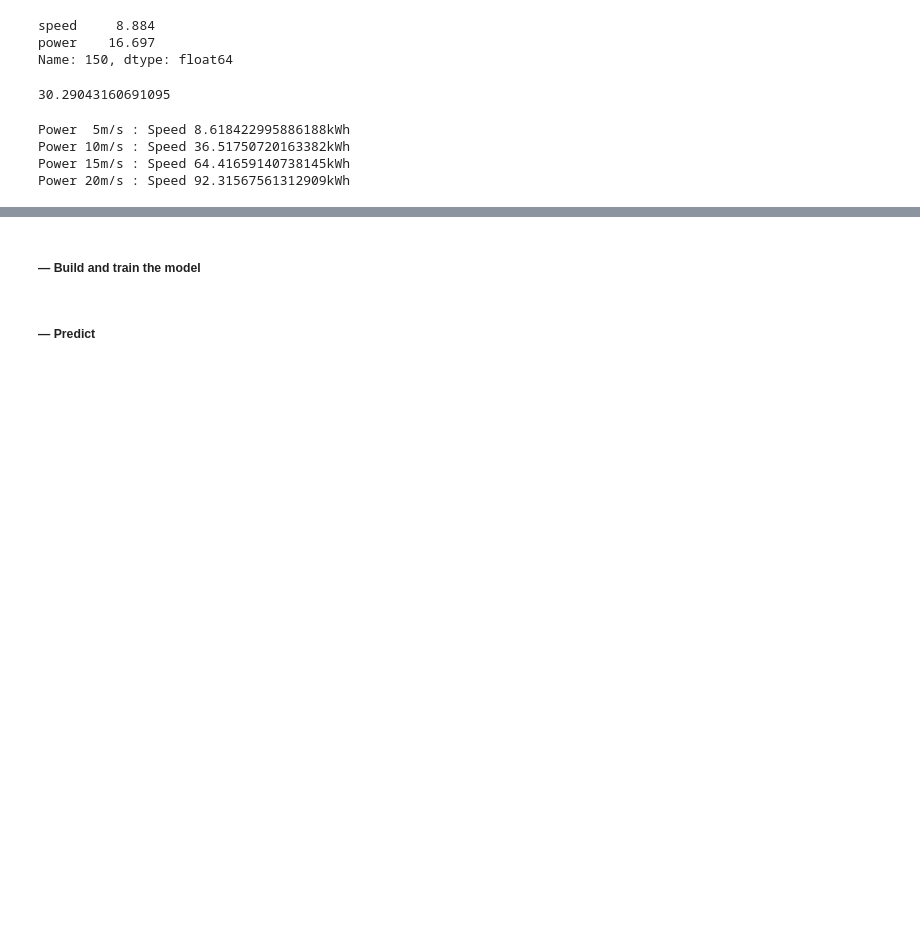
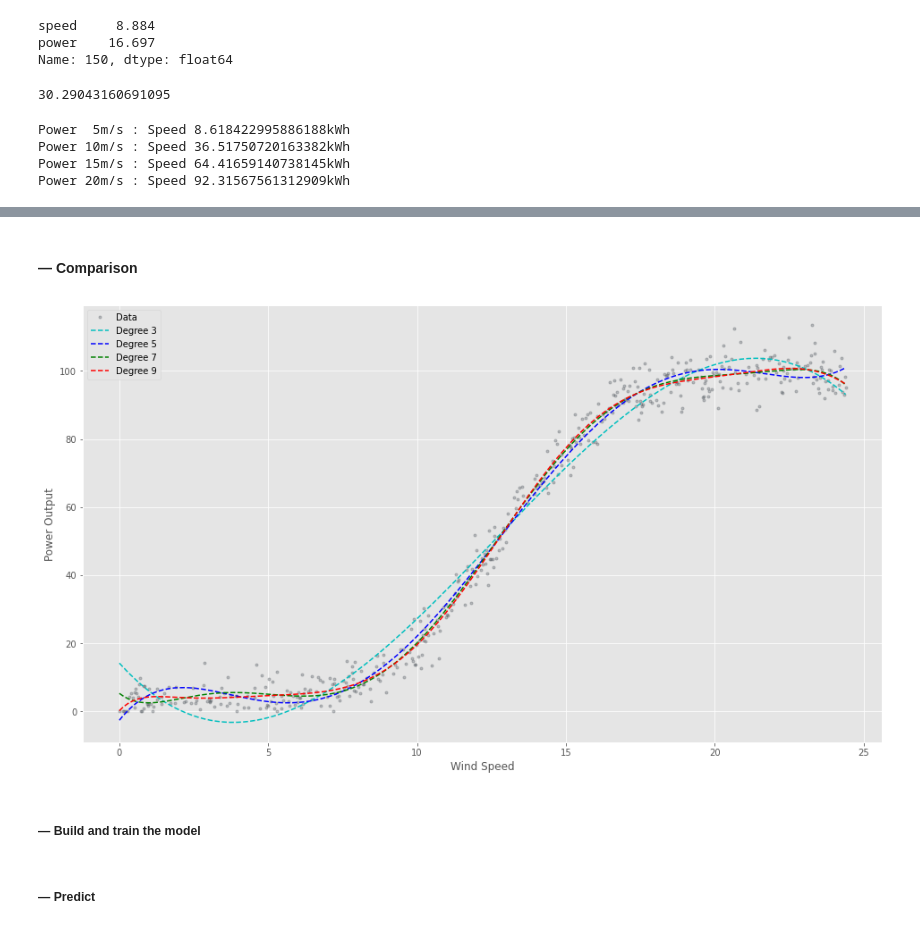
Before and after one commit to mizydorek/Fundamentals-of-Data-Analysis-Project-2020, a Jupyter notebook: project.ipynb, the cells around one changed output, grey strips where cells are left out. Drawn from its saved outputs; the diff is of its cells as text; code cells hidden in the pictures; blank space fills up the shorter version.

```diff
--- a/project.ipynb
+++ b/project.ipynb
@@ -488,3 +393,43 @@ plt.ylabel('Power Output');
+# %% [markdown]
+#### — Comparison
+# %%
+# Calculate the third degree polynomial using Numpy polyfit.
+# https://numpy.org/doc/stable/reference/generated/numpy.polyfit.html
+# Return a vector of coefficients p that minimises the squared error in the order deg, deg-1, … 0.
+
+# Third degree of Polynomial regression.
+d3 = np.poly1d(np.polyfit(speed, power, 3))
+coeff3 = np.poly1d(d3)
+# Assign data.
+y3 = coeff3[3] * x**3 + coeff3[2] * x**2 + coeff3[1] * x + coeff3[0]
+
+# Fifth degree of Polynomial regression.
+d5 = np.poly1d(np.polyfit(speed, power, 5))
+coeff5 = np.poly1d(d5)
+# Assign data.
+y5 = coeff5[5] * x**5 + coeff5[4] * x**4 + coeff5[3] * x**3 + coeff5[2] * x**2 + coeff5[1] * x + coeff5[0]
+
+# Seventh degree of Polynomial regression.
+d7 = np.poly1d(np.polyfit(speed, power, 7))
+coeff7 = np.poly1d(d7)
+y7 = coeff7[7] * x**7 + coeff7[6] * x**6 + coeff7[5] * x**5 + coeff7[4] * x**4 + coeff7[3] * x**3 + coeff7[2] * x**2 +  coeff7[1] * x + coeff7[0]
+
+# Ninth degree of Polynomial regression.
+d9 = np.poly1d(np.polyfit(speed, power, 9))
+coeff9 = np.poly1d(d9)
+y9 = coeff9[9] * x**9 + coeff9[8] * x**8 + coeff9[7] * x**7 + coeff9[6] * x**6 + coeff9[5] * x**5 + coeff9[4] * x**4 + coeff9[3] * x**3 + coeff9[2] * x**2 +  coeff9[1] * x + coeff9[0]
+# %%
+# Plot dataset with 3,5,7,9 degree polynomial regression.
+plt.plot(x, y, '.', alpha=0.3, label='Data');
+plt.plot(x, y3, 'c--', label="Degree 3")
+plt.plot(x, y5, 'b--', label="Degree 5")
+plt.plot(x, y7, 'g--', label="Degree 7")
+plt.plot(x, y9, 'r--', label="Degree 9")
+plt.legend()
+plt.xlabel('Wind Speed')
+plt.ylabel('Power Output');
+# %% [output]
+[figure, added]
 # %% [markdown]
 ##### — Build and train the model
 # %%
```
Also changed, not shown: parts of 35 cells of this notebook.
